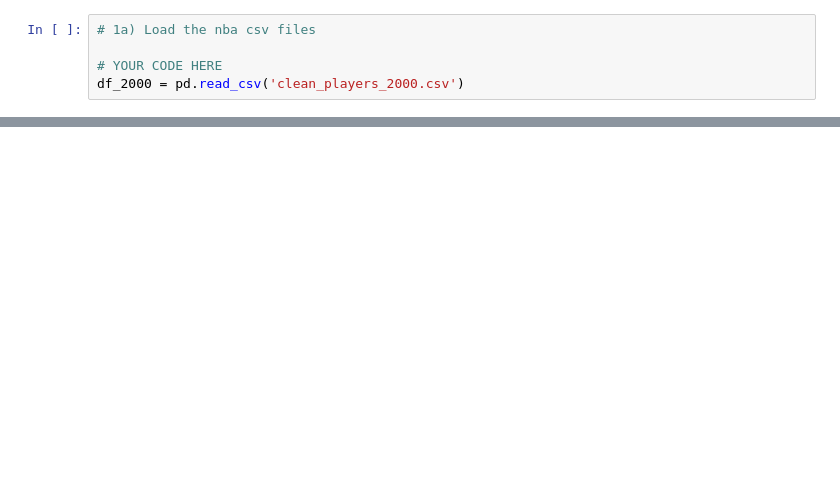
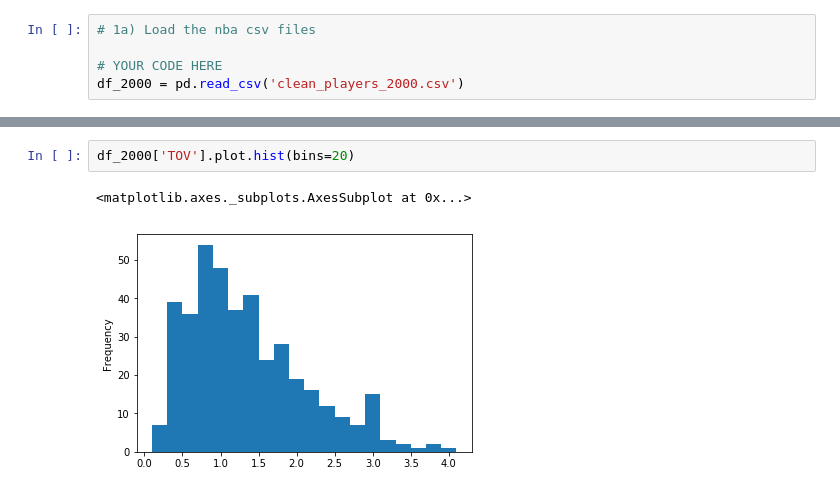
Before and after one commit to AaronWong14/Cogs108ProjectNBA, a Jupyter notebook: Data_Visualization_2000.ipynb, the cells around one changed output, grey strips where cells are left out. Saved outputs shown, nothing was run; the diff lists cells and outputs as text; blank space fills up the shorter version.

```diff
--- a/Data_Visualization_2000.ipynb
+++ b/Data_Visualization_2000.ipynb
@@ -321,0 +199,5 @@ MIN Is Normal Dist
+# %%
+df_2000['TOV'].plot.hist(bins=20)
+# %% [output]
+<matplotlib.axes._subplots.AxesSubplot at 0x...>
+[figure, added]
```
Also changed, not shown: parts of 49 cells of this notebook, 1 other file.
